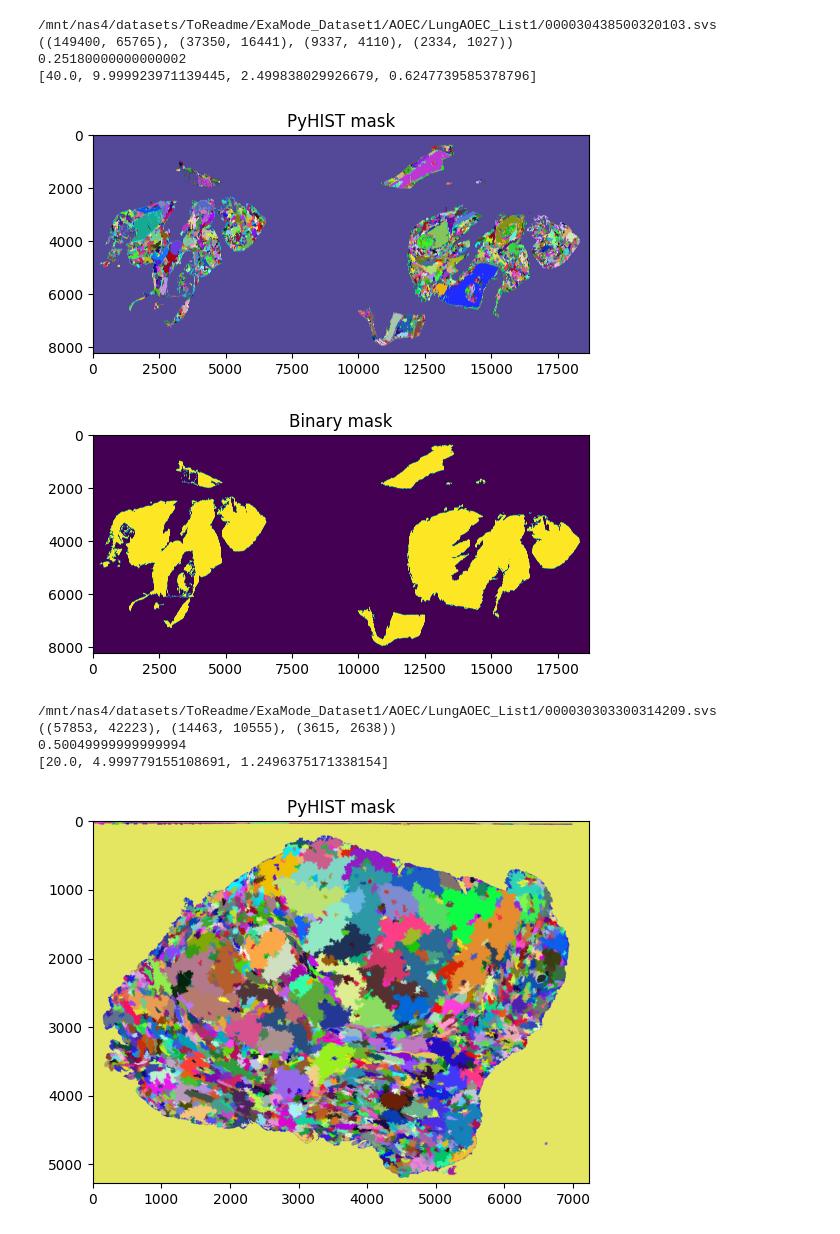
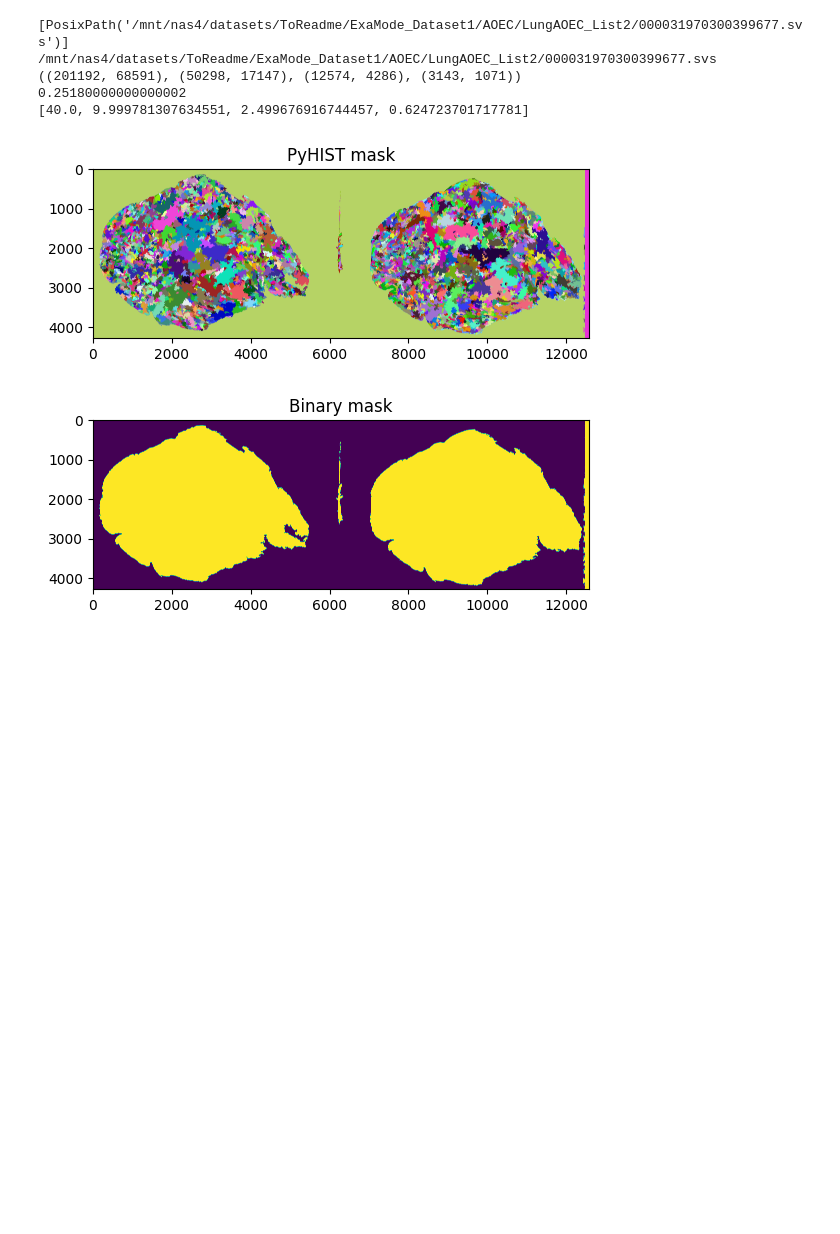
Before and after one commit to lluisb3/histo_lung, a Jupyter notebook: jupyter_notebooks/binarization_segmentations_pyhist.ipynb, the cells around one changed output. Drawn from its saved outputs; the diff is of its cells as text; code cells hidden in the pictures; blank space fills up the shorter version.

```diff
--- a/jupyter_notebooks/binarization_segmentations_pyhist.ipynb
+++ b/jupyter_notebooks/binarization_segmentations_pyhist.ipynb
@@ -23,7 +23,7 @@ def check_corners(img):
     """
     cropped_image = img.copy()
     width, height, _ = cropped_image.shape
-    cropped_image = cropped_image[100:width-100, 100:height-1]
+    cropped_image = cropped_image[250:width-250, 250:height-1]
     width, height, _ = cropped_image.shape
     top_left = img[0, 0, :]
     top_right = img[width-1, 0, :]
@@ -59,52 +59,47 @@ def available_magnifications(mpp, level_downsamples):
 # %%
 
 datadir = Path("/mnt/nas4/datasets/ToReadme/ExaMode_Dataset1/AOEC")
 
-for i in range(3):
-	maskdir = Path(thispath.parent / "data" / "Mask_PyHIST_v2" / f"LungAOEC_List{i+1}")
+# for i in range(3):
+maskdir = Path(thispath.parent / "data" / "Mask_PyHIST_v2" / f"LungAOEC_List2")
 
-	images = os.listdir(maskdir)
+image = "000031970300399677"
 
-	for image in images:
+svs_file = [i for i in datadir.rglob("*.svs") if "LungAOEC" in str(i) and image in str(i)]
+print(svs_file)
 
-		svs_file = [i for i in datadir.rglob("*.svs") if "LungAOEC" in str(i) and image in str(i)]
+histo_mask = cv.imread(str(Path(maskdir / image / f"segmented_{image}.ppm")))
+print(svs_file[0])
+slide = openslide.OpenSlide(str(svs_file[0]))
+print(slide.level_dimensions)
+mpp = slide.properties['openslide.mpp-x']
+print(mpp)
 
-		histo_mask = cv.imread(str(Path(maskdir / image / f"segmented_{image}.ppm")))
-		print(svs_file[0])
-		slide = openslide.OpenSlide(str(svs_file[0]))
-		print(slide.level_dimensions)
-		mpp = slide.properties['openslide.mpp-x']
-		print(mpp)
+level_downsamples = slide.level_downsamples
+mags = available_magnifications(mpp, level_downsamples)
+print(mags)
 
-		level_downsamples = slide.level_downsamples
-		mags = available_magnifications(mpp, level_downsamples)
-		print(mags)
+# Mask from PyHIST to binary mask
+copy = histo_mask.copy()
 
-		# Mask from PyHIST to binary mask
-		copy = histo_mask.copy()
+most_frequnt = check_corners(copy)
+copy[(copy != most_frequnt).any(axis=-1)] = 1
+copy[(copy == most_frequnt).all(axis=-1)] = 0
+binary_mask = copy[:, :, 0]
 
-		most_frequnt = check_corners(copy)
-		copy[(copy != most_frequnt).any(axis=-1)] = 1
-		copy[(copy == most_frequnt).all(axis=-1)] = 0
-		binary_mask = copy[:, :, 0]
-
-		plt.imshow(histo_mask)
-		plt.title("PyHIST mask")
-		plt.show()
+plt.imshow(histo_mask)
+plt.title("PyHIST mask")
+plt.show()
 
 
-		plt.imshow(binary_mask)
-		plt.title("Binary mask")
-		plt.show()
+plt.imshow(binary_mask)
+plt.title("Binary mask")
+plt.show()
 # %% [output]
-/mnt/nas4/datasets/ToReadme/ExaMode_Dataset1/AOEC/LungAOEC_List1/000030438500320103.svs
-((149400, 65765), (37350, 16441), (9337, 4110), (2334, 1027))
+[PosixPath('/mnt/nas4/datasets/ToReadme/ExaMode_Dataset1/AOEC/LungAOEC_List2/000031970300399677.svs')]
+/mnt/nas4/datasets/ToReadme/ExaMode_Dataset1/AOEC/LungAOEC_List2/000031970300399677.svs
+((201192, 68591), (50298, 17147), (12574, 4286), (3143, 1071))
 0.25180000000000002
-[40.0, 9.999923971139445, 2.499838029926679, 0.6247739585378796]
+[40.0, 9.999781307634551, 2.499676916744457, 0.624723701717781]
-[figure, old version]
+[figure, new version]
-[figure, old version]
+[figure, new version]
-/mnt/nas4/datasets/ToReadme/ExaMode_Dataset1/AOEC/LungAOEC_List1/000030303300314209.svs
-((57853, 42223), (14463, 10555), (3615, 2638))
-0.50049999999999994
-[20.0, 4.999779155108691, 1.2496375171338154]
-[figure, removed]
```
Also changed, not shown: parts of 1 cell of this notebook, 8 other files.
